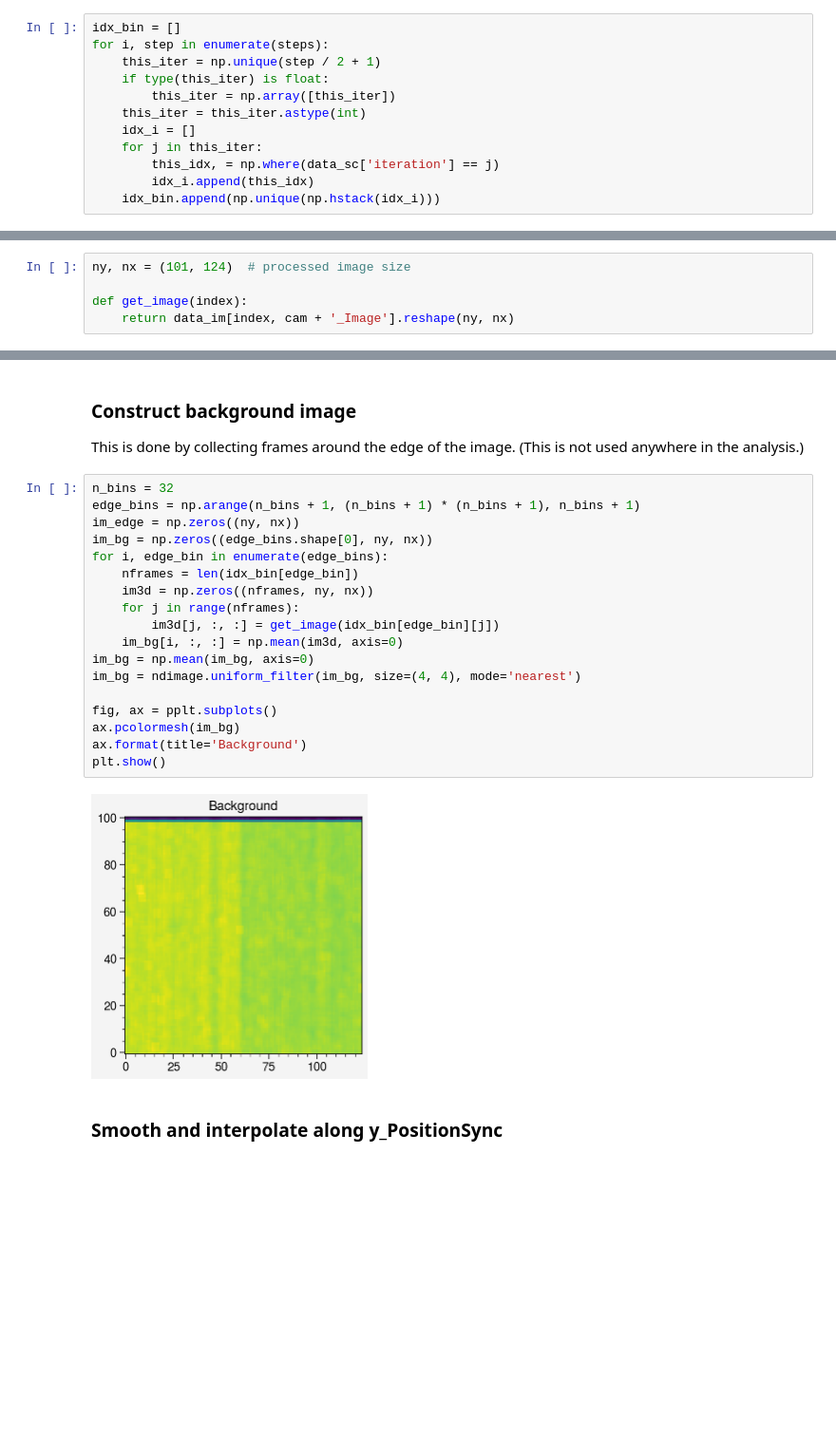
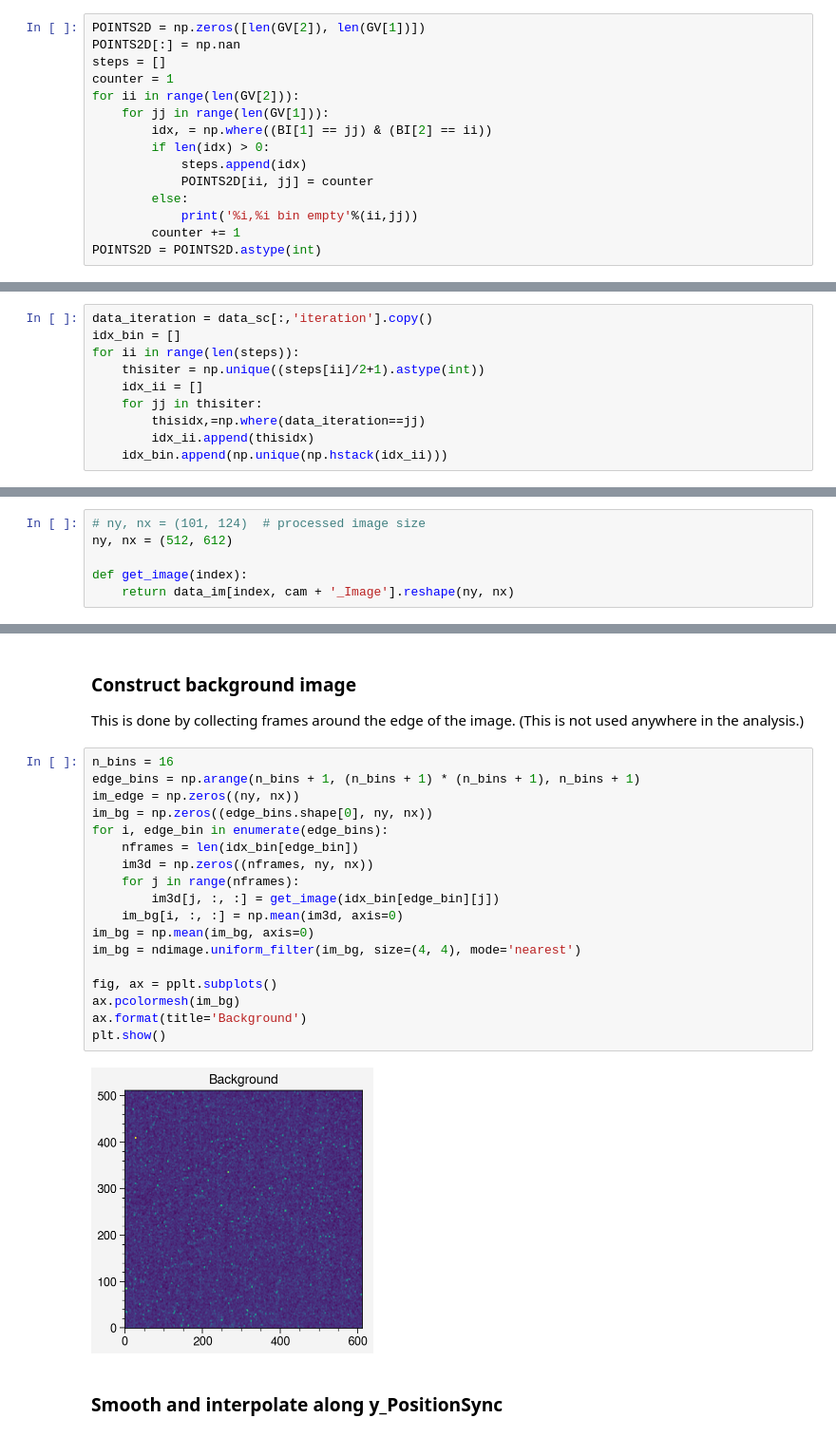
Before and after one commit to austin-hoover/analysis-sns-btf, a Jupyter notebook: scan-xxpy-image-ypdE/scan-xxpy-image-ypdE_step1.ipynb, the cells around one changed output, grey strips where cells are left out. Shown at 95% size. Saved outputs shown, nothing was run; the diff lists cells and outputs as text; blank space fills up the shorter version.

```diff
--- a/scan-xxpy-image-ypdE/scan-xxpy-image-ypdE_step1.ipynb
+++ b/scan-xxpy-image-ypdE/scan-xxpy-image-ypdE_step1.ipynb
@@ -338,12 +318,15 @@ Bin 0,1 empty
-# %%
-idx_bin = []
-for i, step in enumerate(steps):
-    this_iter = np.unique(step / 2 + 1)
-    if type(this_iter) is float:
-        this_iter = np.array([this_iter])
-    this_iter = this_iter.astype(int)
-    idx_i = []
-    for j in this_iter:
-        this_idx, = np.where(data_sc['iteration'] == j)
-        idx_i.append(this_idx)
-    idx_bin.append(np.unique(np.hstack(idx_i)))
+# %%
+POINTS2D = np.zeros([len(GV[2]), len(GV[1])])
+POINTS2D[:] = np.nan
+steps = []
+counter = 1
+for ii in range(len(GV[2])):
+    for jj in range(len(GV[1])):
+        idx, = np.where((BI[1] == jj) & (BI[2] == ii))
+        if len(idx) > 0:
+            steps.append(idx)
+            POINTS2D[ii, jj] = counter
+        else:
+            print('%i,%i bin empty'%(ii,jj))
+        counter += 1
+POINTS2D = POINTS2D.astype(int)
@@ -350 +335,11 @@ for i, step in enumerate(steps):
+# %%
+data_iteration = data_sc[:,'iteration'].copy()
+idx_bin = []
+for ii in range(len(steps)):
+    thisiter = np.unique((steps[ii]/2+1).astype(int))
+    idx_ii = []
+    for jj in thisiter:
+        thisidx,=np.where(data_iteration==jj)
+        idx_ii.append(thisidx)
+    idx_bin.append(np.unique(np.hstack(idx_ii)))
 # %% [markdown]
@@ -384,7 +379,8 @@ plt.show()
 # %% [markdown]
 We should either store the image in a square array in step 0, or somehow pass the new image shape to this notebook.
 # %%
-ny, nx = (101, 124)  # processed image size
+# ny, nx = (101, 124)  # processed image size
+ny, nx = (512, 612)
 
 def get_image(index):
     return data_im[index, cam + '_Image'].reshape(ny, nx)
@@ -409,25 +405,25 @@ imageio.mimsave(f'_output/iteration{iteration}.gif', _ims, fps=6)
 
 This is done by collecting frames around the edge of the image. (This is not used anywhere in the analysis.)
 # %%
-n_bins = 32
+n_bins = 16
 edge_bins = np.arange(n_bins + 1, (n_bins + 1) * (n_bins + 1), n_bins + 1)
 im_edge = np.zeros((ny, nx))
 im_bg = np.zeros((edge_bins.shape[0], ny, nx))
 for i, edge_bin in enumerate(edge_bins):
     nframes = len(idx_bin[edge_bin])
     im3d = np.zeros((nframes, ny, nx))
     for j in range(nframes):
         im3d[j, :, :] = get_image(idx_bin[edge_bin][j])
     im_bg[i, :, :] = np.mean(im3d, axis=0)
 im_bg = np.mean(im_bg, axis=0)
 im_bg = ndimage.uniform_filter(im_bg, size=(4, 4), mode='nearest')
 
 fig, ax = pplt.subplots()
 ax.pcolormesh(im_bg)
 ax.format(title='Background')
 plt.show()
 # %% [output]
-[figure, old version]
+[figure, new version]
 # %% [markdown]
 ### Smooth and interpolate along y_PositionSync
 # %% [markdown]
```
Also changed, not shown: parts of 41 cells of this notebook.
